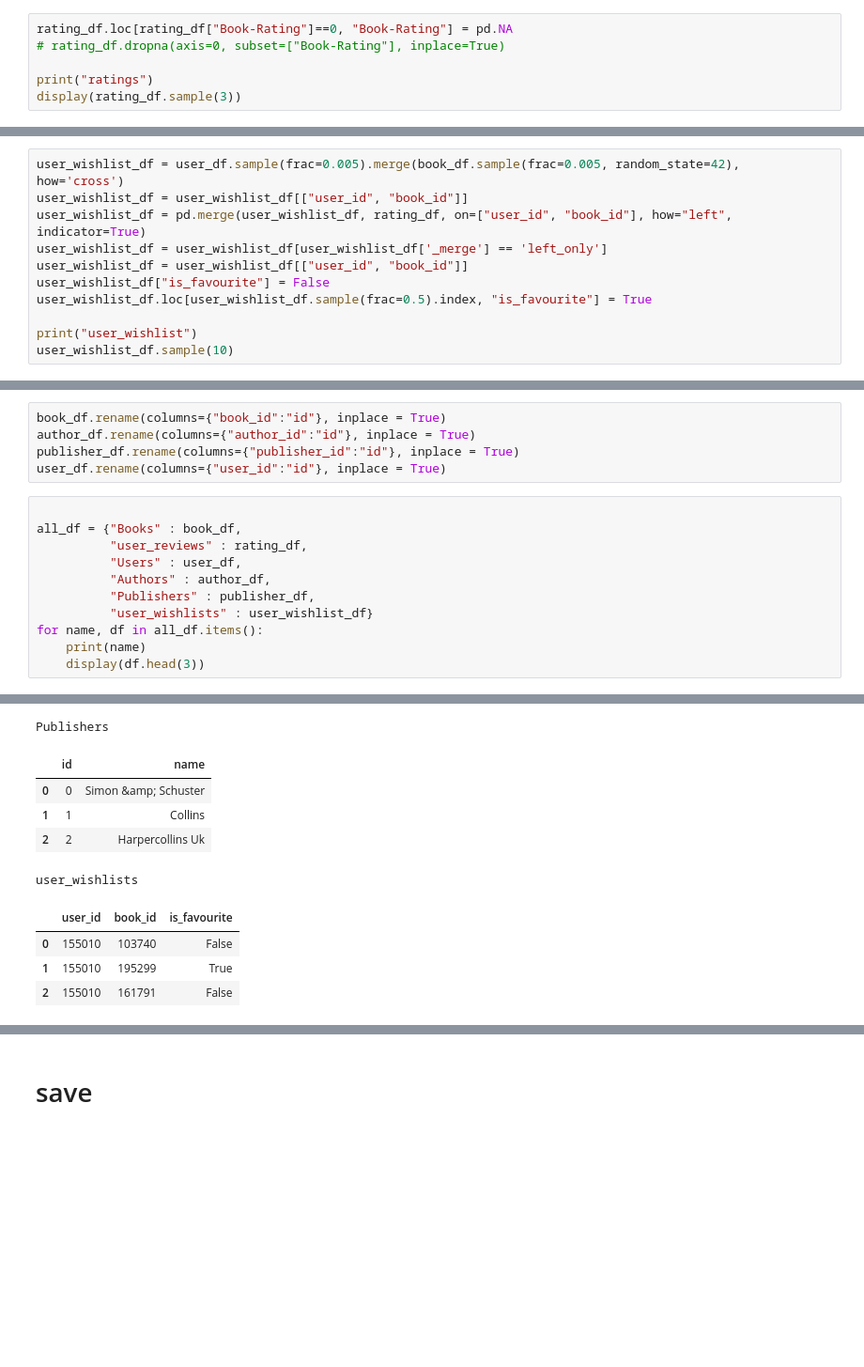
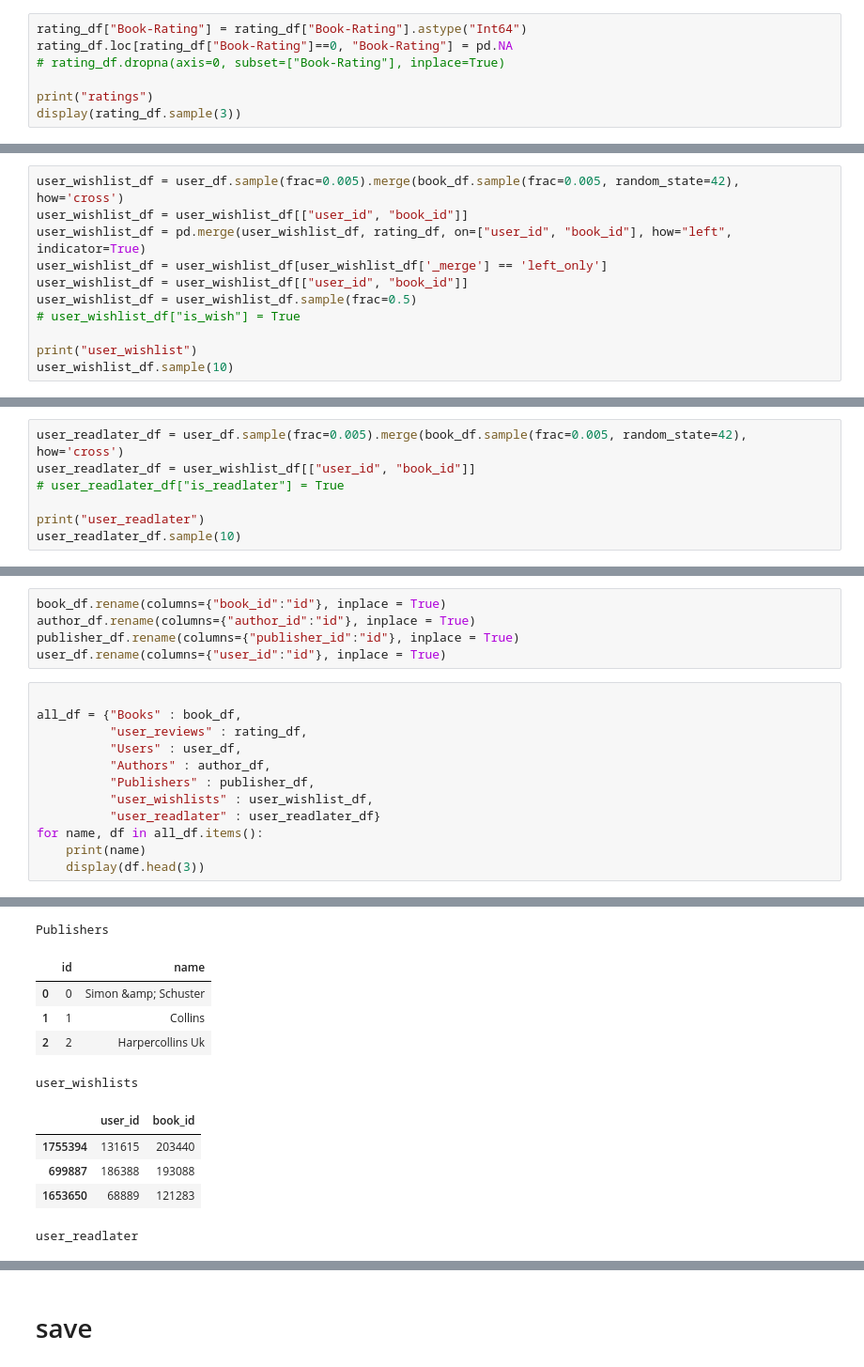
Before and after one commit to surjdev/SEAI_project, a Jupyter notebook: Others/AI_Pipeline/data_preparation.ipynb, the cells around one changed output, grey strips where cells are left out. Shown at 94% size. Cells and saved outputs as stored; diff of their text form; blank space fills up the shorter version.

```diff
--- a/Others/AI_Pipeline/data_preparation.ipynb
+++ b/Others/AI_Pipeline/data_preparation.ipynb
@@ -156,6 +156,7 @@ user_df.drop(columns="Age", inplace=True)
 # %% [markdown]
 ## replace the rating == 0 in to NaN in ratings table
 # %%
+rating_df["Book-Rating"] = rating_df["Book-Rating"].astype("Int64")
 rating_df.loc[rating_df["Book-Rating"]==0, "Book-Rating"] = pd.NA
 # rating_df.dropna(axis=0, subset=["Book-Rating"], inplace=True)
 
@@ -277,8 +278,8 @@ user_wishlist_df = user_wishlist_df[["user_id", "book_id"]]
 user_wishlist_df = pd.merge(user_wishlist_df, rating_df, on=["user_id", "book_id"], how="left", indicator=True)
 user_wishlist_df = user_wishlist_df[user_wishlist_df['_merge'] == 'left_only']
 user_wishlist_df = user_wishlist_df[["user_id", "book_id"]]
-user_wishlist_df["is_favourite"] = False
-user_wishlist_df.loc[user_wishlist_df.sample(frac=0.5).index, "is_favourite"] = True
+user_wishlist_df = user_wishlist_df.sample(frac=0.5)
+# user_wishlist_df["is_wish"] = True
 
 print("user_wishlist")
 user_wishlist_df.sample(10)
@@ -297,0 +301,7 @@ user_wishlist
+# %%
+user_readlater_df = user_df.sample(frac=0.005).merge(book_df.sample(frac=0.005, random_state=42), how='cross')
+user_readlater_df = user_wishlist_df[["user_id", "book_id"]]
+# user_readlater_df["is_readlater"] = True
+
+print("user_readlater")
+user_readlater_df.sample(10)
@@ -309,7 +332,8 @@ all_df = {"Books" : book_df,
           "Users" : user_df,
           "Authors" : author_df,
           "Publishers" : publisher_df,
-          "user_wishlists" : user_wishlist_df}
+          "user_wishlists" : user_wishlist_df,
+          "user_readlater" : user_readlater_df}
 for name, df in all_df.items():
     print(name)
     display(df.head(3))
@@ -327,20 +351,21 @@ user_reviews
 Users
 |  | id | username | birth_year | email | location | user_image |
 | 0 | 1 | <NA> | 1992 | <NA> | nyc, new york, usa | <NA> |
 | 1 | 2 | <NA> | 2008 | <NA> | stockton, california, usa | <NA> |
 | 2 | 3 | <NA> | 1992 | <NA> | moscow, yukon territory, russia | <NA> |
 Authors
 |  | id | name |
 | 0 | 0 | C. van Amerongen (translator) |
 | 1 | 1 | Judith Kerr |
 | 2 | 2 | Stephen Fry |
 Publishers
 |  | id | name |
 | 0 | 0 | Simon &amp; Schuster |
 | 1 | 1 | Collins |
 | 2 | 2 | Harpercollins Uk |
 user_wishlists
-|  | user_id | book_id | is_favourite |
-| 0 | 155010 | 103740 | False |
-| 1 | 155010 | 195299 | True |
-| 2 | 155010 | 161791 | False |
+|  | user_id | book_id |
+| 1755394 | 131615 | 203440 |
+| 699887 | 186388 | 193088 |
+| 1653650 | 68889 | 121283 |
+user_readlater
```
Also changed, not shown: parts of 8 cells of this notebook, 2 other files.
